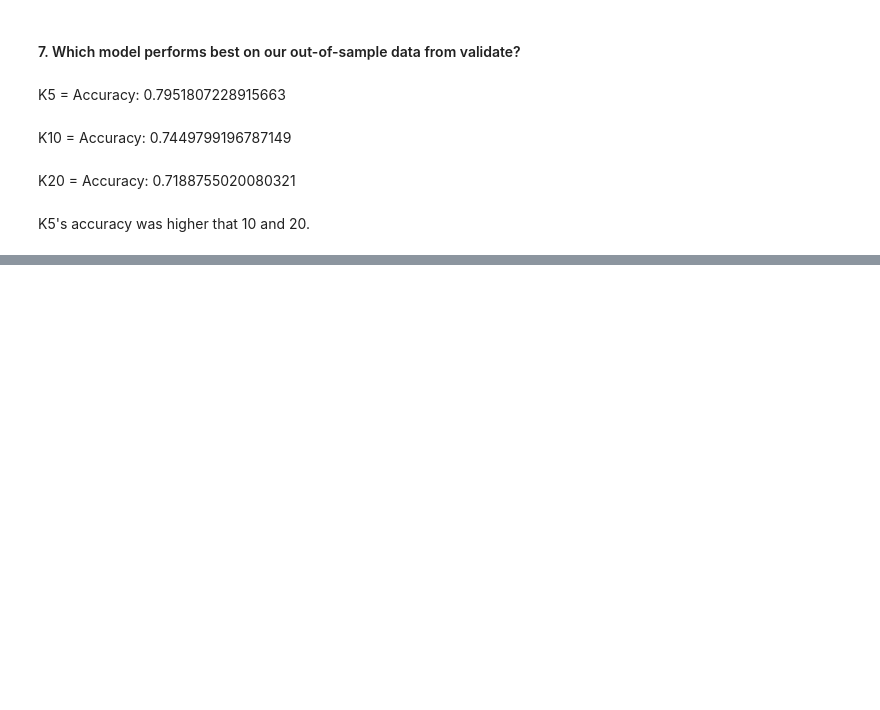
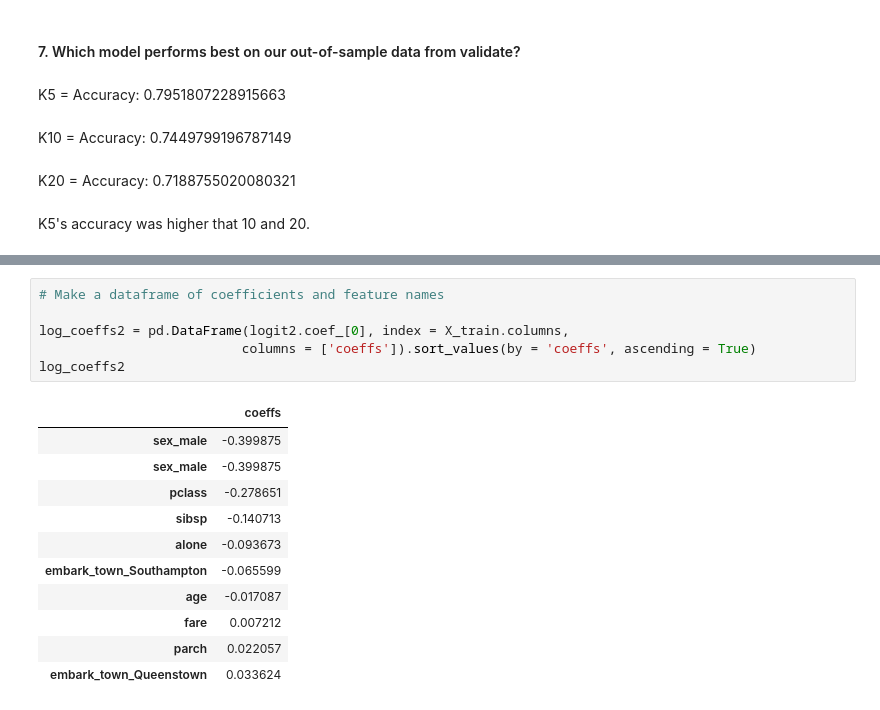
Before and after one commit to raedownen/classification-exercises, a Jupyter notebook: model.ipynb, the cells around one changed output, grey strips where cells are left out. Cells and saved outputs as stored; diff of their text form; blank space fills up the shorter version.

```diff
--- a/model.ipynb
+++ b/model.ipynb
@@ -1220,0 +1038,18 @@ K5's accuracy was higher that 10 and 20.
+# %%
+# Make a dataframe of coefficients and feature names
+
+log_coeffs2 = pd.DataFrame(logit2.coef_[0], index = X_train.columns,
+                          columns = ['coeffs']).sort_values(by = 'coeffs', ascending = True)
+log_coeffs2
+# %% [output]
+|  | coeffs |
+| sex_male | -0.399875 |
+| sex_male | -0.399875 |
+| pclass | -0.278651 |
+| sibsp | -0.140713 |
+| alone | -0.093673 |
+| embark_town_Southampton | -0.065599 |
+| age | -0.017087 |
+| fare | 0.007212 |
+| parch | 0.022057 |
+| embark_town_Queenstown | 0.033624 |
```
Also changed, not shown: parts of 124 cells of this notebook.
